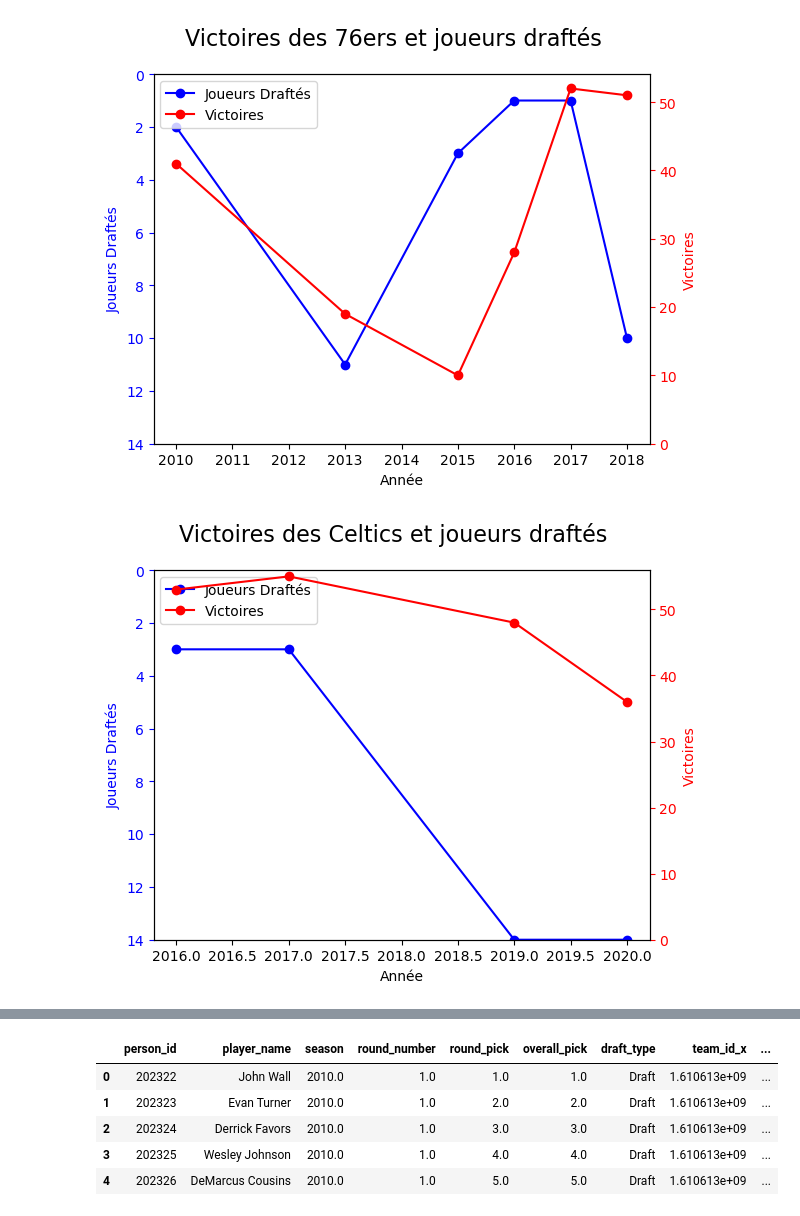
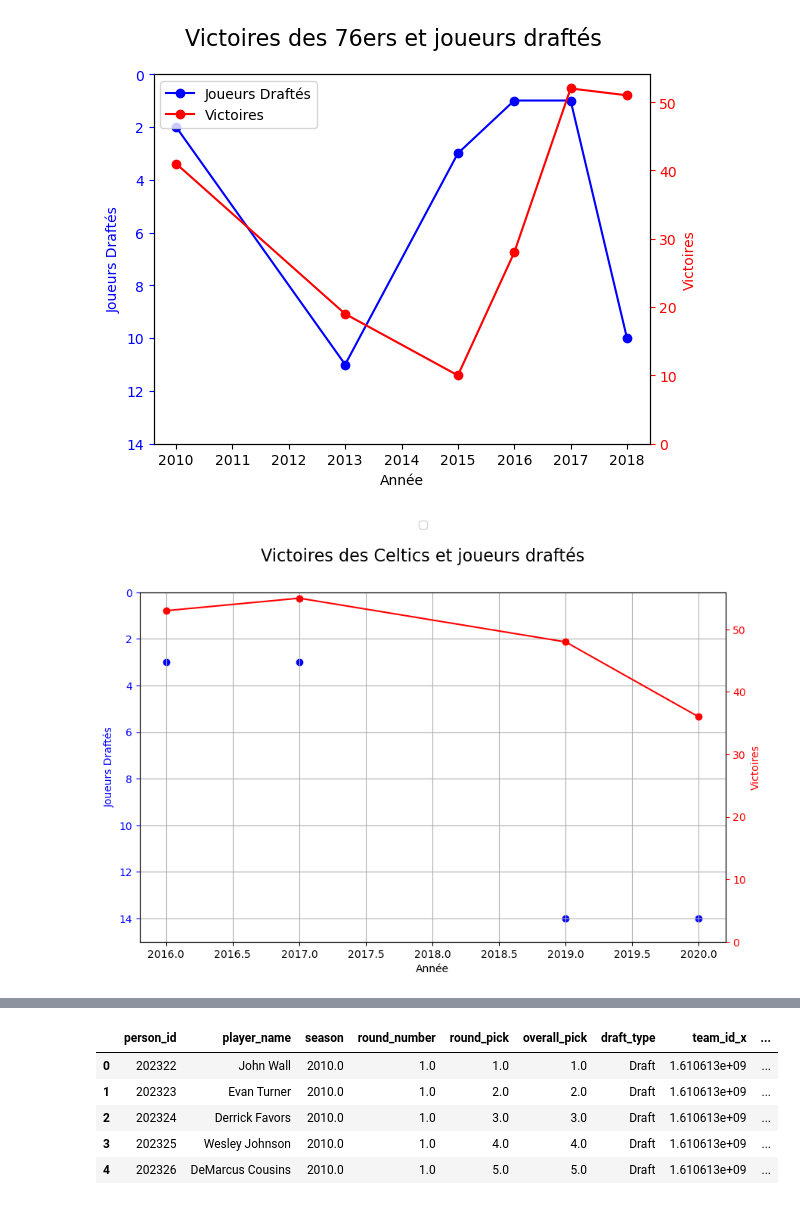
Before and after one commit to hugolo4/demodayJEDHA, a Jupyter notebook: copie_fusionOlivierLouisHugo.ipynb, the cells around one changed output, grey strips where cells are left out. Cells and saved outputs as stored; diff of their text form; code cells hidden in the pictures.

```diff
--- a/copie_fusionOlivierLouisHugo.ipynb
+++ b/copie_fusionOlivierLouisHugo.ipynb
@@ -7,8 +7,10 @@ df_game = df_game[df_game['season_type'].isin(['Regular Season'])]
 
 print('coucou Hugo')
 
+#POUR CHANGER LES ANNEES C'EST ICI !!!!!!!!!!!!!!!!!!!!!!!!!!! (garder le 2 devant 2010)
+
 # on garde que les années supérieures à 2010
-df_game= df_game[df_game['season_id'] >= 22010]
+df_game= df_game[df_game['season_id'] >= 21990]
 
 # on garde que les colonnes suivantes : 'season_id', 'team_name_home', 'wl_home', 'team_name_away', 'wl_away'
 df_game = df_game.loc[:,['season_id', 'team_name_home', 'wl_home', 'team_name_away', 'wl_away']]
@@ -151,7 +153,7 @@ df_draft_history.head()
 #HUGO démarre là
 
 # On s'intéresse à la période post 2010
-df_draft_history= df_draft_history[df_draft_history['season'] >= 2010]
+df_draft_history= df_draft_history[df_draft_history['season'] >= 1990]
 #On veut l'overall pick dans les 5 premières équipes de la lotterie = top 5
 #On va créer un df "top5_team_overall_pick"
 
@@ -514,35 +516,39 @@ plt.show()
 # %%
 # Filtrer les données pour l'équipe "Celtics"
 Celtics_data = df_merged_top5pick_newgamehome[df_merged_top5pick_newgamehome['team_name_home'] == 'Celtics']
 
 # Créer la figure et l'axe principal
-fig, ax1 = plt.subplots()
+fig, ax1 = plt.subplots(figsize=(10, 6))
 
 # Ajouter un titre
 fig.suptitle("Victoires des Celtics et joueurs draftés", fontsize=16)
 
 # Tracer l'overall_pick en fonction de season_id
-ax1.plot(Celtics_data['season_id'], Celtics_data['overall_pick'], color='b', marker='o', label='Joueurs Draftés')
+ax1.scatter(Celtics_data['season_id'], Celtics_data['overall_pick'], color='b', marker='o')
 ax1.set_xlabel('Année')
 ax1.set_ylabel('Joueurs Draftés', color='b')
 ax1.tick_params('y', colors='b')
-ax1.set_ylim(14, 0) # Inverser l'échelle de l'axe des ordonnées
+ax1.set_ylim(15, 0) # Inverser l'échelle de l'axe des ordonnées
 
 # Créer un axe secondaire pour la somme
 ax2 = ax1.twinx()
-ax2.plot(Celtics_data['season_id'], Celtics_data['somme'], color='r', marker='o', label='Victoires')
+ax2.plot(Celtics_data['season_id'], Celtics_data['somme'], color='r', marker='o')
 ax2.set_ylabel('Victoires', color='r')
 ax2.tick_params('y', colors='r')
 
 # Ajuster les limites des axes
 ax2.set_ylim(bottom=0)
 
-# Ajouter une légende
+# Ajouter une légende en dehors du graphique
 lines1, labels1 = ax1.get_legend_handles_labels()
 lines2, labels2 = ax2.get_legend_handles_labels()
-ax1.legend(lines1 + lines2, labels1 + labels2, loc='upper left')
+fig.legend(lines1 + lines2, ['Joueurs Draftés', 'Victoires'], loc='upper center', ncol=2, bbox_to_anchor=(0.5, 1.05))
+
+# Ajouter un quadrillage
+ax1.grid(True)
+ax2.grid(False)
 
 # Afficher le graphique
 plt.show()
 # %% [output]
-[figure, old version]
+[figure, new version]
```
Also changed, not shown: parts of 10 cells of this notebook.
